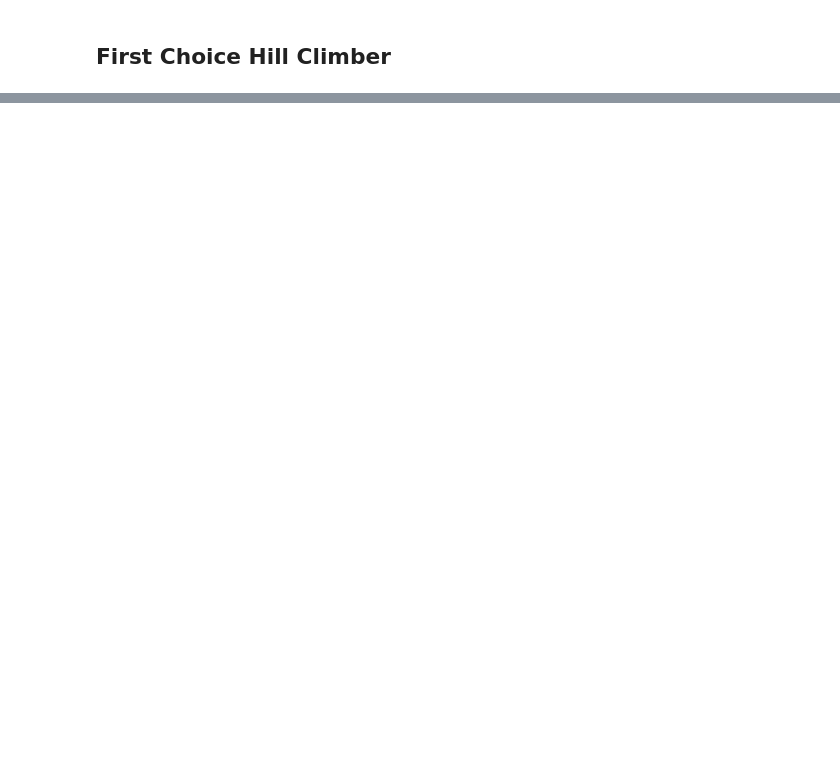
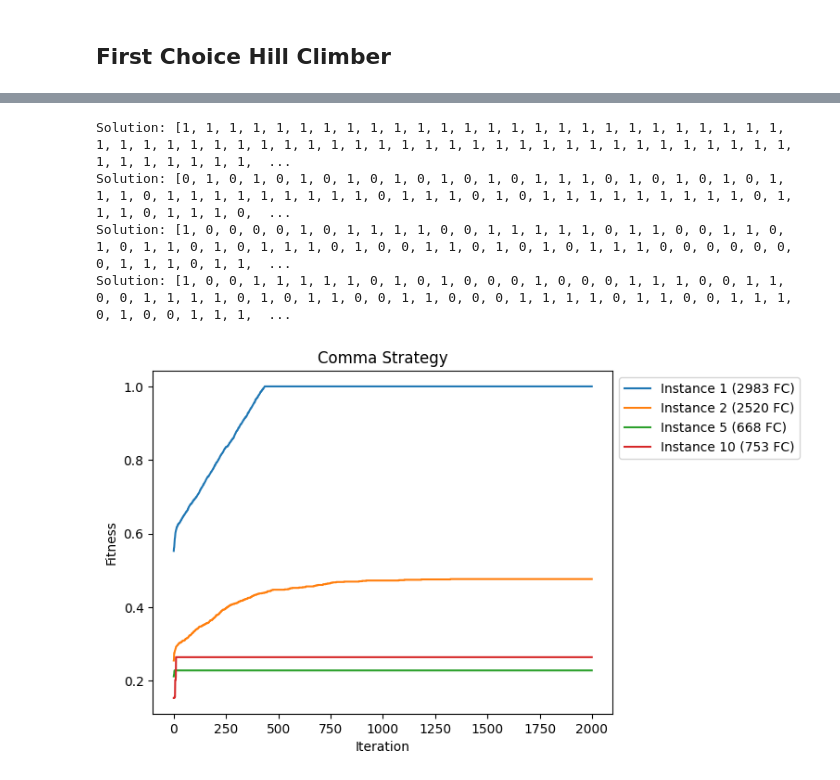
Before and after one commit to Guido-Pio-Natalizio/computational-intelligence, a Jupyter notebook: Lab 3 - Black Box Optimization/lab9.ipynb, the cells around one changed output, grey strips where cells are left out. Drawn from its saved outputs; the diff is of its cells as text; code cells hidden in the pictures; blank space fills up the shorter version.

```diff
--- a/Lab 3 - Black Box Optimization/lab9.ipynb
+++ b/Lab 3 - Black Box Optimization/lab9.ipynb
@@ -86,0 +137,6 @@ print(fitness.calls)
+# %%
+zeros = [0 for _ in range(1000)]
+ones = [1 for _ in range(1000)]
+for instance in [1, 2, 5, 10]:
+    fitness = lab9_lib.make_problem(instance)
+    print("Instance ", instance, "\nAll zeros: ", fitness(zeros), "\nAll ones: ", fitness(ones))
@@ -86,0 +237,11 @@ print(fitness.calls)
+# %%
+def plot_comma(*args):
+    plt.title("Comma Strategy")
+    plt.xlabel("Iteration")
+    plt.ylabel("Fitness")
+    for arg in args:
+        results = arg[0][1]
+        fc = str(arg[0][0])
+        plt.plot(range(len(results)), results, label = "Instance "+str(arg[1]) +" ("+fc+" FC)")
+    plt.legend(loc='upper left', bbox_to_anchor=(1, 1))
+    plt.show()
@@ -86,0 +256,8 @@ print(fitness.calls)
+# %%
+plot_comma((comma_es(lab9_lib.make_problem(1), tweak=tweak_2), 1), (comma_es(lab9_lib.make_problem(2), tweak=tweak_2), 2), (comma_es(lab9_lib.make_problem(5), tweak=tweak_2), 5), (comma_es(lab9_lib.make_problem(10), tweak=tweak_2), 10))
+# %% [output]
+Solution: [1, 1, 1, 1, 1, 1, 1, 1, 1, 1, 1, 1, 1, 1, 1, 1, 1, 1, 1, 1, 1, 1, 1, 1, 1, 1, 1, 1, 1, 1, 1, 1, 1, 1, 1, 1, 1, 1, 1, 1, 1, 1, 1, 1, 1, 1, 1, 1, 1, 1, 1, 1, 1, 1, 1, 1, 1, 1, 1, 1, 1, 1, 1,  ...
+Solution: [0, 1, 0, 1, 0, 1, 0, 1, 0, 1, 0, 1, 0, 1, 0, 1, 1, 1, 0, 1, 0, 1, 0, 1, 0, 1, 1, 1, 0, 1, 1, 1, 1, 1, 1, 1, 1, 1, 0, 1, 1, 1, 0, 1, 0, 1, 1, 1, 1, 1, 1, 1, 1, 1, 0, 1, 1, 1, 0, 1, 1, 1, 0,  ...
+Solution: [1, 0, 0, 0, 0, 1, 0, 1, 1, 1, 1, 0, 0, 1, 1, 1, 1, 1, 0, 1, 1, 0, 0, 1, 1, 0, 1, 0, 1, 1, 0, 1, 0, 1, 1, 1, 0, 1, 0, 0, 1, 1, 0, 1, 0, 1, 0, 1, 1, 1, 0, 0, 0, 0, 0, 0, 0, 1, 1, 1, 0, 1, 1,  ...
+Solution: [1, 0, 0, 1, 1, 1, 1, 1, 0, 1, 0, 1, 0, 0, 0, 1, 0, 0, 0, 1, 1, 1, 0, 0, 1, 1, 0, 0, 1, 1, 1, 1, 0, 1, 0, 1, 1, 0, 0, 1, 1, 0, 0, 0, 1, 1, 1, 1, 0, 1, 1, 0, 0, 1, 1, 1, 0, 1, 0, 0, 1, 1, 1,  ...
+[figure, added]
```
Also changed, not shown: parts of 21 cells of this notebook.
